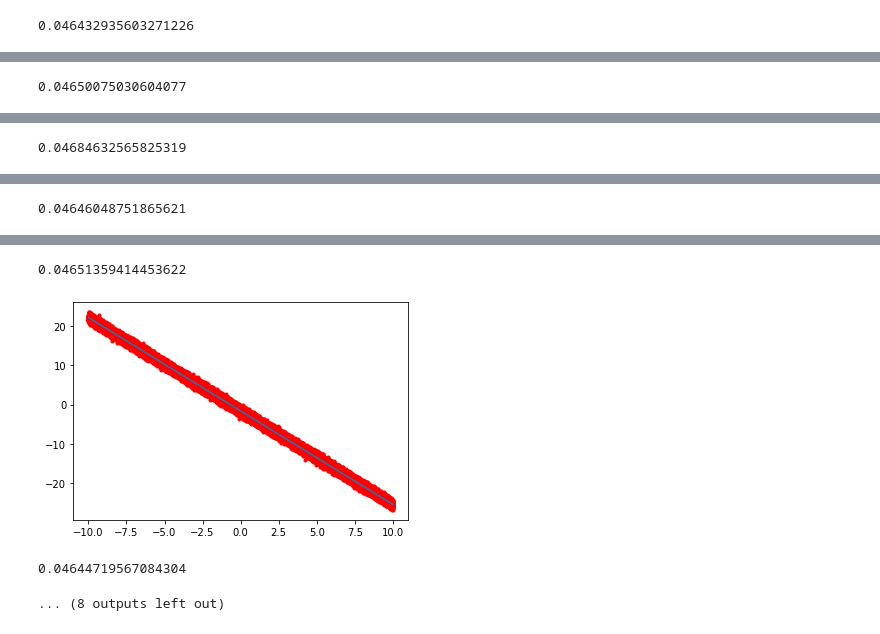
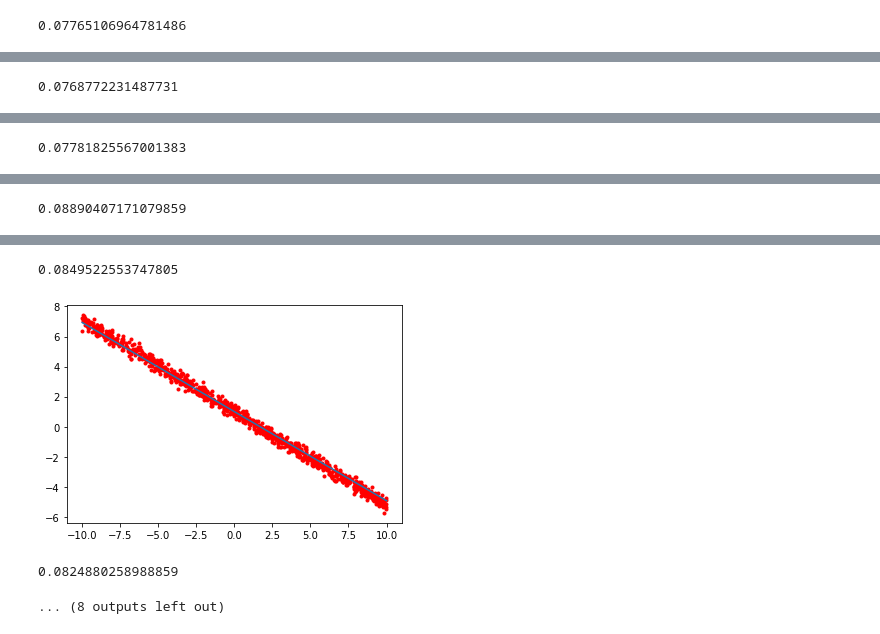
Before and after one commit to EasySocHacks/Optimization-Methods-IFMO, a Jupyter notebook: HW2/research.ipynb, the cells around one changed output, grey strips where cells are left out. Drawn from its saved outputs; the diff is of its cells as text; code cells hidden in the pictures.

```diff
--- a/HW2/research.ipynb
+++ b/HW2/research.ipynb
@@ -7,7 +7,7 @@ from HW2.sgd import minibatch_gd, normalised_mini
 from HW2.visualization import visualize_regression_point, visualize_line
 import numpy as np
 # %%
-f, points = generate_regression(point_count=100000, scale=4, y_scale=0.5)
+f, points = generate_regression(point_count=1000, scale=3, y_scale=0.25)
 
 visualize_regression_point(f, points)
 # %% [output]
@@ -42,5 +42,5 @@ index = storage.add_benchmark_config(normalized=True)
 for _ in range(10):
     ab, meta = normalised_mini(points)
     storage.add_benchmark_result(index, meta)
-    visualize_line(ab, points)
+    visualize_line(ab,  points / np.array([np.linalg.norm(points[:, 0]), 1]), scale=10)
 # %% [output]
@@ -86,7 +89,7 @@ Benchmark results for config <('svd', False, <HW2.optimization.NesterovOptimizat
 # %%
 index = storage.add_benchmark_config(batch_size='mini200', optimiser=NesterovOptimization(0.5))
 for _ in range(10):
-    ab, meta = minibatch_gd(points, batch_size=200)
+    ab, meta = minibatch_gd(points, batch_size=25)
     storage.add_benchmark_result(index, meta)
     visualize_line(ab, points)
     print(meta['smape'])
@@ -96 +99 @@ print(storage.get_benchmark_results(index))
-0.046432935603271226
+0.07765106964781486
@@ -98 +101 @@ print(storage.get_benchmark_results(index))
-0.04650075030604077
+0.0768772231487731
@@ -100 +103 @@ print(storage.get_benchmark_results(index))
-0.04684632565825319
+0.07781825567001383
@@ -102 +105 @@ print(storage.get_benchmark_results(index))
-0.04646048751865621
+0.08890407171079859
@@ -104,4 +107,4 @@ print(storage.get_benchmark_results(index))
-0.04651359414453622
+0.0849522553747805
-[figure, old version]
+[figure, new version]
-0.04644719567084304
+0.0824880258988859
 ... (8 outputs left out)
```
Also changed, not shown: parts of 9 cells of this notebook, 1 other file.
